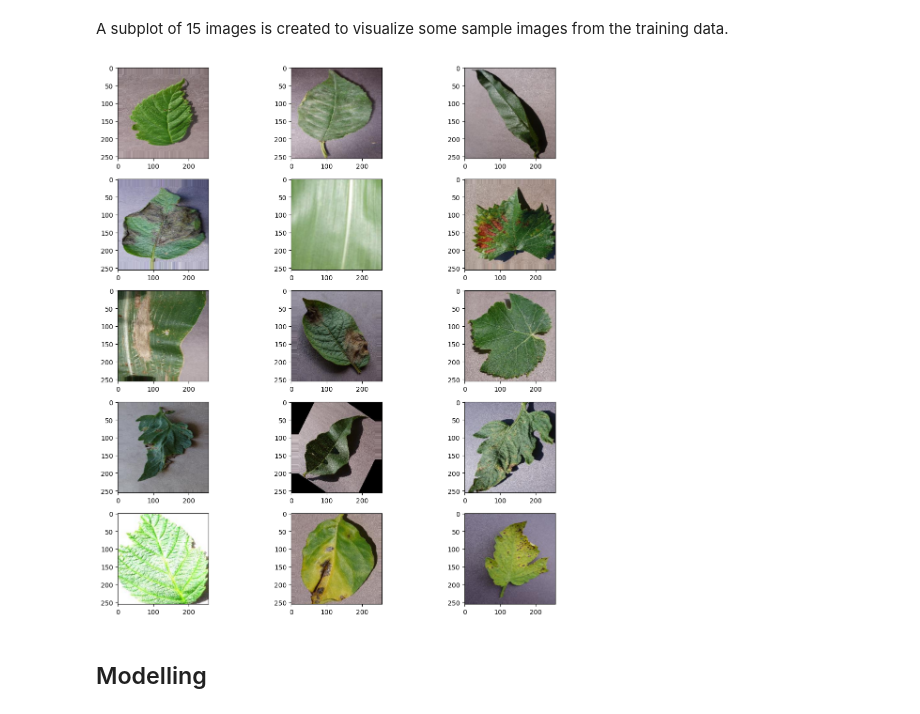
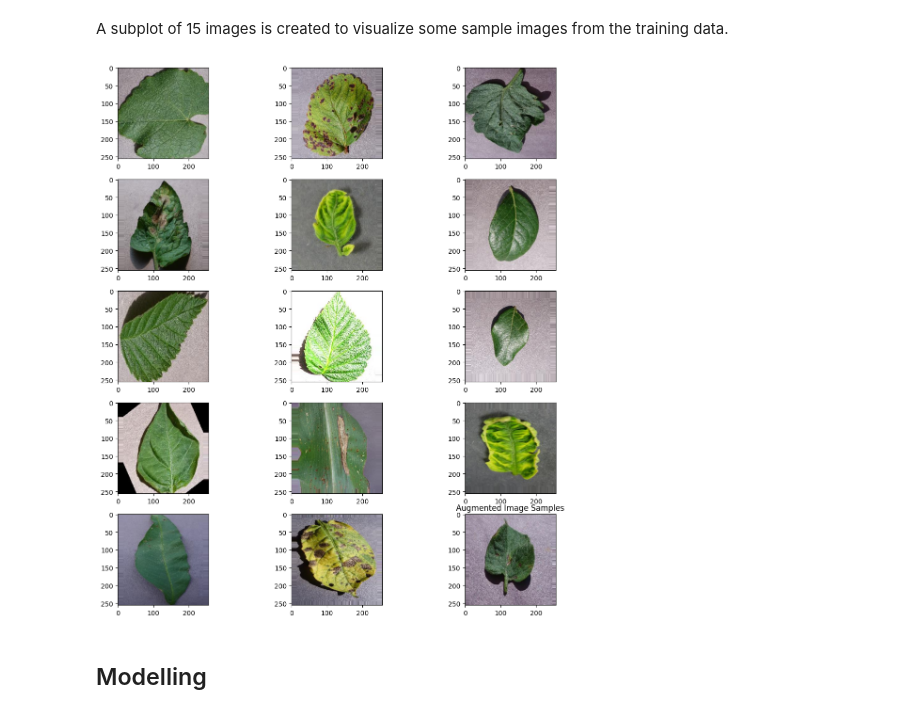
Before and after one commit to suti333/Crop-Disease, a Jupyter notebook: Crop_Disease.ipynb, the cells around one changed output. Saved outputs shown, nothing was run; the diff lists cells and outputs as text; code cells hidden in the pictures.

```diff
--- a/Crop_Disease.ipynb
+++ b/Crop_Disease.ipynb
@@ -82,7 +84,7 @@ from tensorflow.keras.optimizers.legacy import Adam
 # %%
 EPOCHS = 10
 INITIAL_LR = 1e-4
-BATCH_SIZE = 32
+BATCH_SIZE = 8
 width = 256
 height = 256
 depth = 3
@@ -117,15 +119,16 @@ A subplot of 15 images is created to visualize some sample images from the train
 # %%
 plt.figure(figsize=(12, 12))
 for i in range(0, 15):
     plt.subplot(5, 3, i+1)
     for x_batch, y_batch in train_generator:
         img = x_batch[0]
         plt.imshow(img)
         break
 plt.tight_layout()
+plt.title("Augmented Image Samples")
 plt.show()
 # %% [output]
-[figure, old version]
+[figure, new version]
 # %% [markdown]
 ## Modelling
 # %% [markdown]
```
Also changed, not shown: parts of 9 cells of this notebook.
